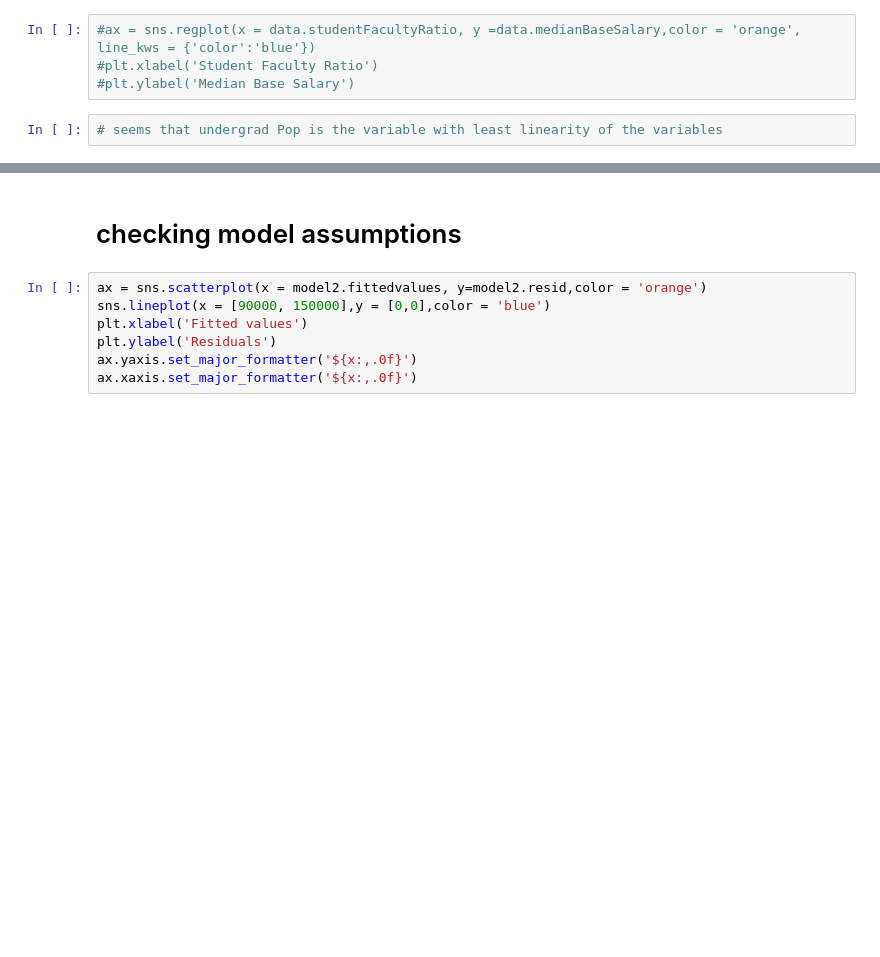
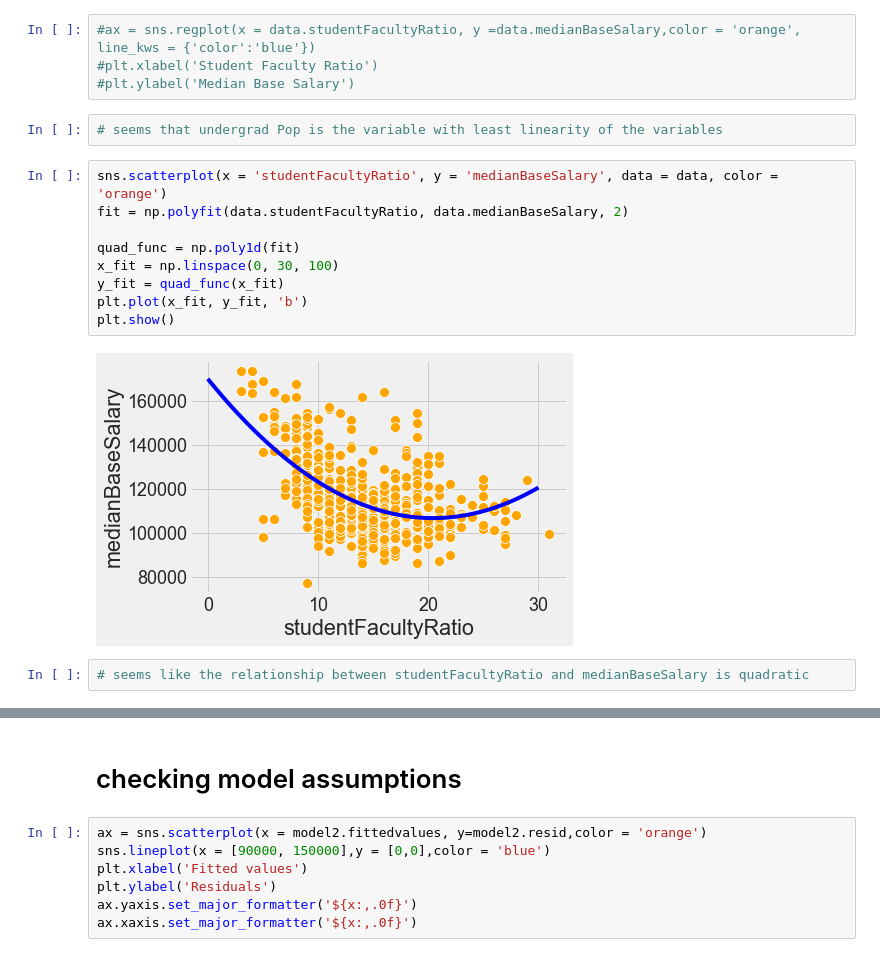
Before and after one commit to nicketm/AshleysLostPhone, a Jupyter notebook: Stat 303-2 Project.ipynb, the cells around one changed output, grey strips where cells are left out. Drawn from its saved outputs; the diff is of its cells as text; blank space fills up the shorter version.

Commit message:
Modal update + visualization

```diff
--- a/Stat 303-2 Project.ipynb
+++ b/Stat 303-2 Project.ipynb
@@ -296,4 +320,17 @@ plt.ylabel('Median Base Salary')
 #plt.ylabel('Median Base Salary')
 # %%
 # seems that undergrad Pop is the variable with least linearity of the variables
+# %%
+sns.scatterplot(x = 'studentFacultyRatio', y = 'medianBaseSalary', data = data, color = 'orange')
+fit = np.polyfit(data.studentFacultyRatio, data.medianBaseSalary, 2)
+
+quad_func = np.poly1d(fit)
+x_fit = np.linspace(0, 30, 100)
+y_fit = quad_func(x_fit)
+plt.plot(x_fit, y_fit, 'b')
+plt.show()
+# %% [output]
+[figure, added]
+# %%
+# seems like the relationship between studentFacultyRatio and medianBaseSalary is quadratic
 # %%
```
Also changed, not shown: parts of 5 cells of this notebook.
